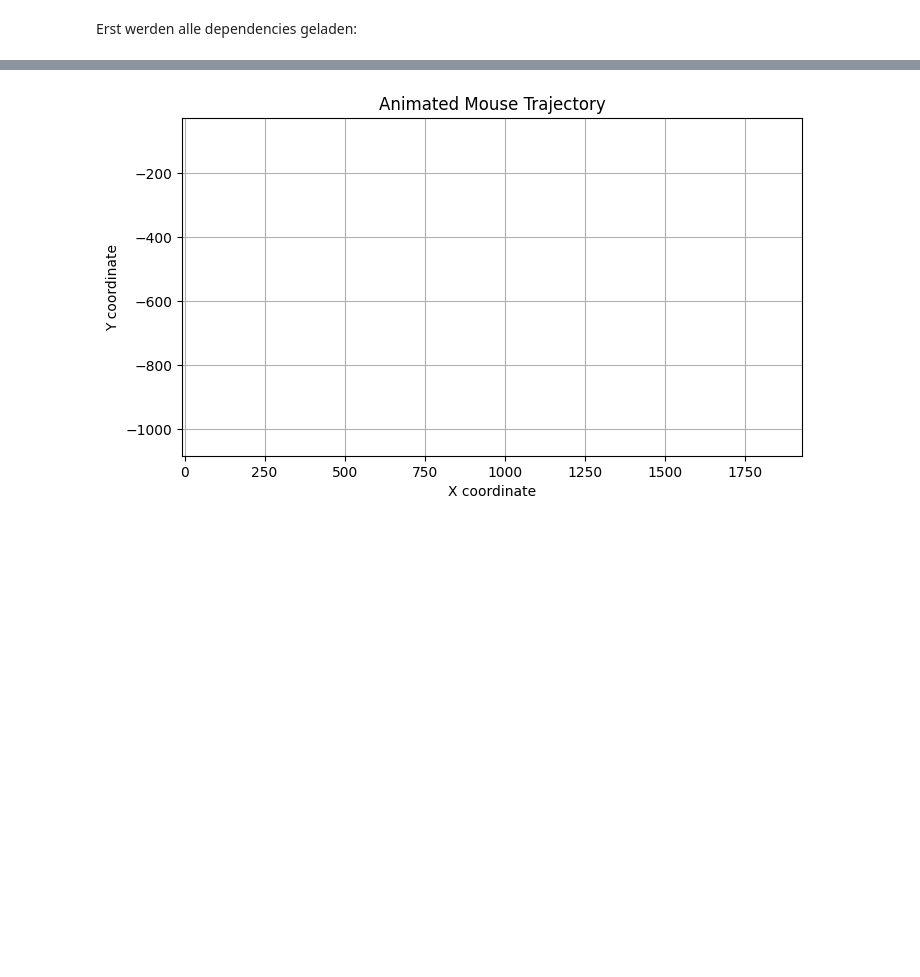
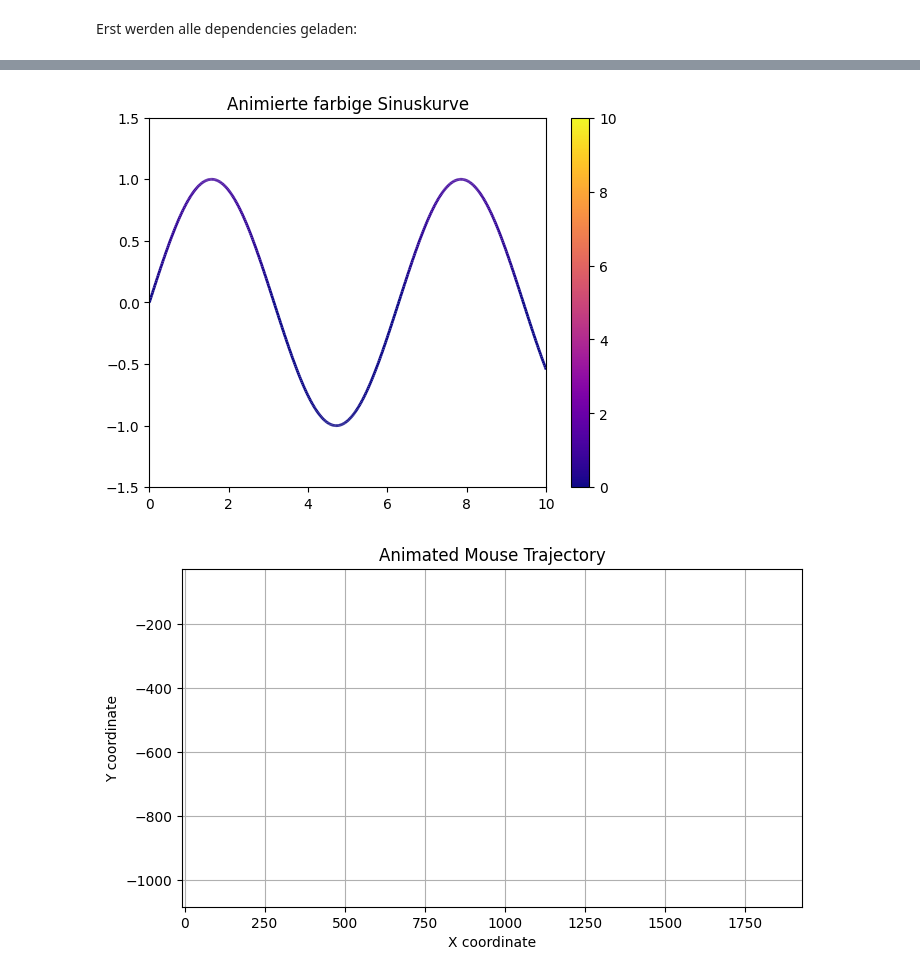
Before and after one commit to FabianQuicken/Ambros_analysis, a Jupyter notebook: scripts/interactive_analysis.ipynb, the cells around one changed output, grey strips where cells are left out. Cells and saved outputs as stored; diff of their text form; code cells hidden in the pictures; blank space fills up the shorter version.

```diff
--- a/scripts/interactive_analysis.ipynb
+++ b/scripts/interactive_analysis.ipynb
@@ -97,3 +241,31 @@ plt.show()
+# %%
+import numpy as np
+import matplotlib.pyplot as plt
+from matplotlib.collections import LineCollection
+from matplotlib.animation import FuncAnimation
+
+fig, ax = plt.subplots()
+x = np.linspace(0, 10, 500)
+line_collection = LineCollection([], cmap='plasma', norm=plt.Normalize(x.min(), x.max()))
+line_collection.set_linewidth(2)
+ax.add_collection(line_collection)
+ax.set_xlim(x.min(), x.max())
+ax.set_ylim(-1.5, 1.5)
+cb = plt.colorbar(line_collection, ax=ax)
+
+def update(frame):
+    y = np.sin(x + frame / 10.0)
+    points = np.array([x, y]).T.reshape(-1, 1, 2)
+    segments = np.concatenate([points[:-1], points[1:]], axis=1)
+    line_collection.set_segments(segments)
+    line_collection.set_array(y)  # Jetzt hängt die Farbe vom y-Wert ab
+    return line_collection,
+
+ani = FuncAnimation(fig, update, frames=100, interval=50, blit=True)
+plt.title("Animierte farbige Sinuskurve")
+plt.show()
+# %% [output]
+[figure, added]
 # %%
 # First cell
 %matplotlib inline
```
Also changed, not shown: parts of 6 cells of this notebook, 1 other file.
